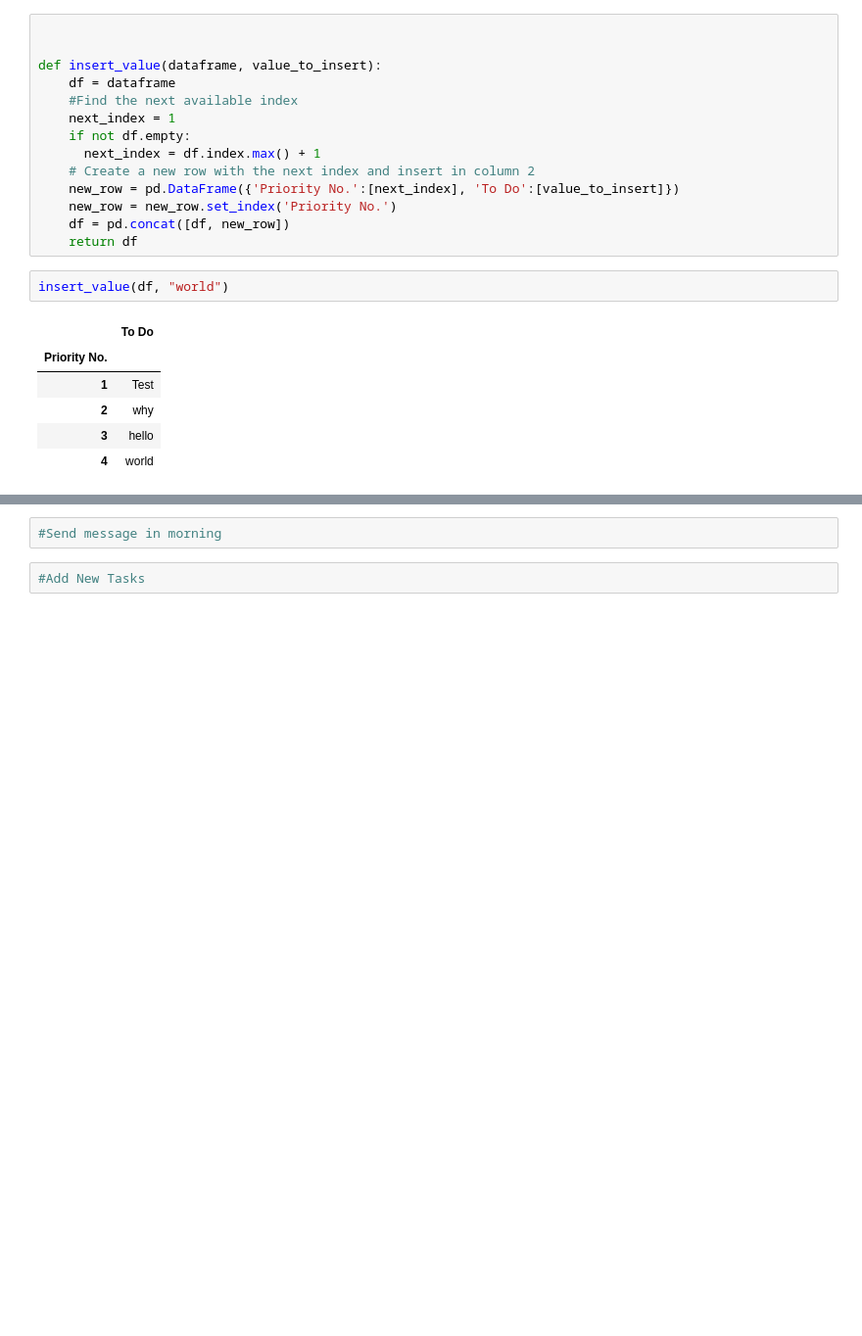
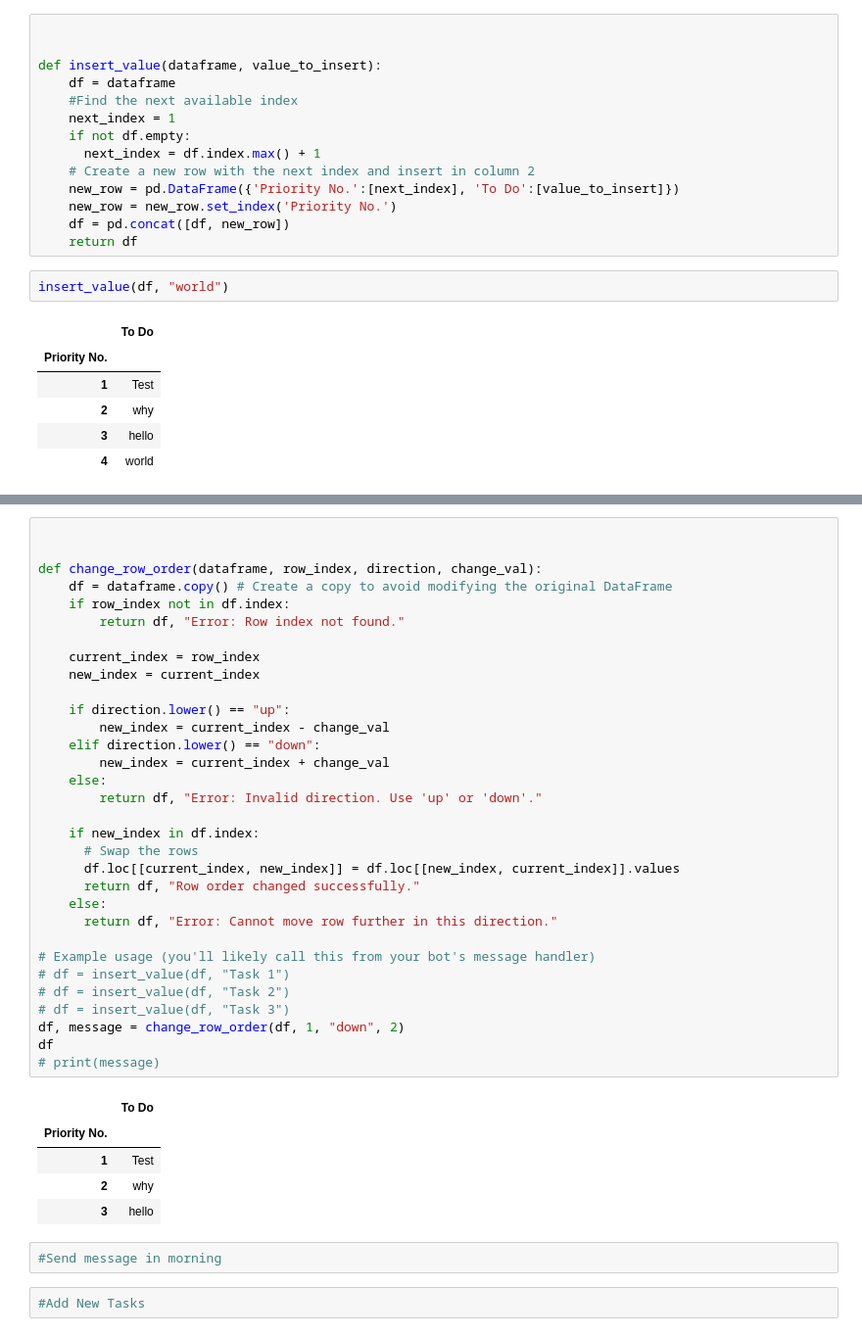
Before and after one commit to Evil89565/Reminder-Bot, a Jupyter notebook: Remind_Bot.ipynb, the cells around one changed output, grey strips where cells are left out. Shown: that part at 98% size. Cells and saved outputs as stored; diff of their text form; blank space fills up the shorter version.

```diff
--- a/Remind_Bot.ipynb
+++ b/Remind_Bot.ipynb
@@ -126,3 +64,41 @@ def change_row_order(df, row_index_to_move, new_position):
+# %%
+
+
+def change_row_order(dataframe, row_index, direction, change_val):
+    df = dataframe.copy() # Create a copy to avoid modifying the original DataFrame
+    if row_index not in df.index:
+        return df, "Error: Row index not found."
+
+    current_index = row_index
+    new_index = current_index
+
+    if direction.lower() == "up":
+        new_index = current_index - change_val
+    elif direction.lower() == "down":
+        new_index = current_index + change_val
+    else:
+        return df, "Error: Invalid direction. Use 'up' or 'down'."
+
+    if new_index in df.index:
+      # Swap the rows
+      df.loc[[current_index, new_index]] = df.loc[[new_index, current_index]].values
+      return df, "Row order changed successfully."
+    else:
+      return df, "Error: Cannot move row further in this direction."
+
+# Example usage (you'll likely call this from your bot's message handler)
+# df = insert_value(df, "Task 1")
+# df = insert_value(df, "Task 2")
+# df = insert_value(df, "Task 3")
+df, message = change_row_order(df, 1, "down", 2)
+df
+# print(message)
+# %% [output]
+|  | To Do |
+| Priority No. |  |
+| 1 | Test |
+| 2 | why |
+| 3 | hello |
 # %%
 #Send message in morning
 # %%
```
Also changed, not shown: parts of 1 cell of this notebook.
